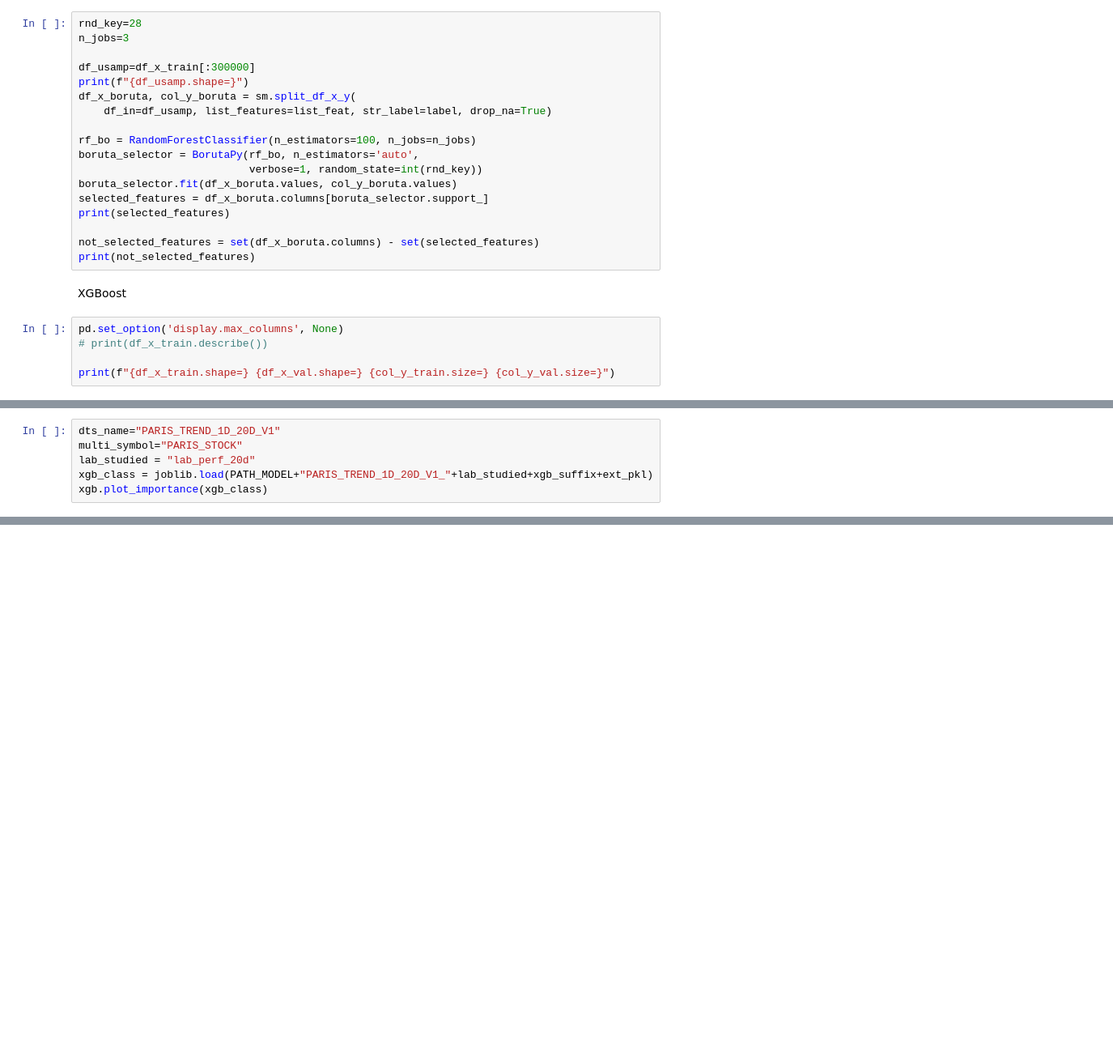
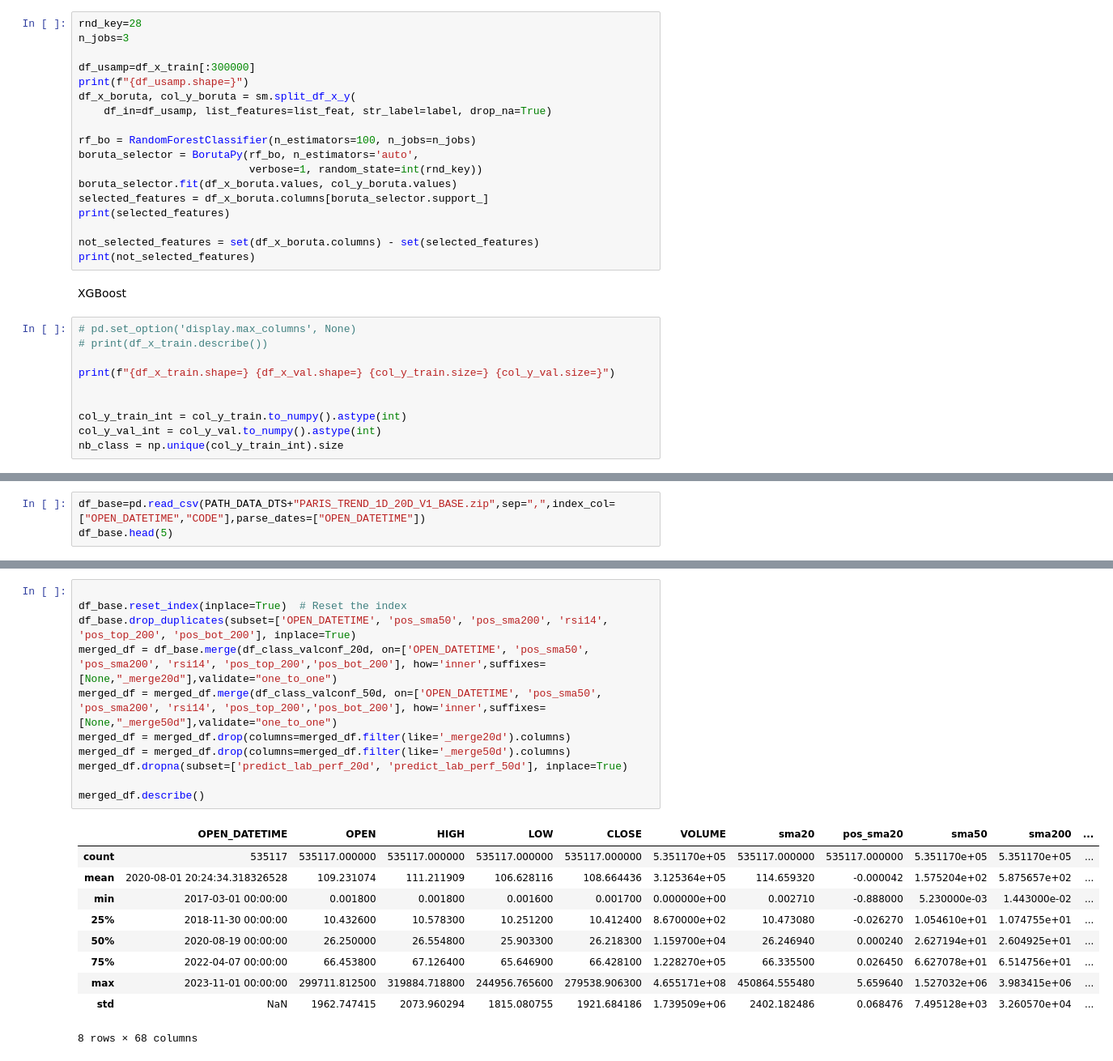
Before and after one commit to BenoitDurandIndep/stockmarket-ml-toolkit, a Jupyter notebook: models/STOCK_PARIS/script_paris_1d_class.ipynb, the cells around one changed output, grey strips where cells are left out. Shown: that part at 81% size. Saved outputs shown, nothing was run; the diff lists cells and outputs as text; blank space fills up the shorter version.

Commit message:
add old notebooks for CW8 and Paris stocks

```diff
--- a/models/STOCK_PARIS/script_paris_1d_class.ipynb
+++ b/models/STOCK_PARIS/script_paris_1d_class.ipynb
@@ -289,8 +252,13 @@ print(not_selected_features)
 # %% [markdown]
 XGBoost
 # %%
-pd.set_option('display.max_columns', None)
+# pd.set_option('display.max_columns', None)
 # print(df_x_train.describe())
 
 print(f"{df_x_train.shape=} {df_x_val.shape=} {col_y_train.size=} {col_y_val.size=}")
+
+
+col_y_train_int = col_y_train.to_numpy().astype(int)
+col_y_val_int = col_y_val.to_numpy().astype(int)
+nb_class = np.unique(col_y_train_int).size
 # %% [output]
@@ -441,6 +455,0 @@ joblib.dump(xgb_class, PATH_MODEL+"PARIS_TREND_1D_20D_V1_"+lab_studied+xgb_suffi
-# %%
-dts_name="PARIS_TREND_1D_20D_V1"
-multi_symbol="PARIS_STOCK"
-lab_studied = "lab_perf_20d"
-xgb_class = joblib.load(PATH_MODEL+"PARIS_TREND_1D_20D_V1_"+lab_studied+xgb_suffix+ext_pkl)
-xgb.plot_importance(xgb_class)
@@ -449,0 +529,3 @@ xgb.plot_importance(xgb_class)
+# %%
+df_base=pd.read_csv(PATH_DATA_DTS+"PARIS_TREND_1D_20D_V1_BASE.zip",sep=",",index_col=["OPEN_DATETIME","CODE"],parse_dates=["OPEN_DATETIME"])
+df_base.head(5)
@@ -449,0 +541,22 @@ xgb.plot_importance(xgb_class)
+# %%
+
+df_base.reset_index(inplace=True)  # Reset the index
+df_base.drop_duplicates(subset=['OPEN_DATETIME', 'pos_sma50', 'pos_sma200', 'rsi14', 'pos_top_200', 'pos_bot_200'], inplace=True)
+merged_df = df_base.merge(df_class_valconf_20d, on=['OPEN_DATETIME', 'pos_sma50', 'pos_sma200', 'rsi14', 'pos_top_200','pos_bot_200'], how='inner',suffixes=[None,"_merge20d"],validate="one_to_one")
+merged_df = merged_df.merge(df_class_valconf_50d, on=['OPEN_DATETIME', 'pos_sma50', 'pos_sma200', 'rsi14', 'pos_top_200','pos_bot_200'], how='inner',suffixes=[None,"_merge50d"],validate="one_to_one")
+merged_df = merged_df.drop(columns=merged_df.filter(like='_merge20d').columns)
+merged_df = merged_df.drop(columns=merged_df.filter(like='_merge50d').columns)
+merged_df.dropna(subset=['predict_lab_perf_20d', 'predict_lab_perf_50d'], inplace=True)
+
+merged_df.describe()
+# %% [output]
+|  | OPEN_DATETIME | OPEN | HIGH | LOW | CLOSE | VOLUME | sma20 | pos_sma20 | sma50 | sma200 | ... |
+| count | 535117 | 535117.000000 | 535117.000000 | 535117.000000 | 535117.000000 | 5.351170e+05 | 535117.000000 | 535117.000000 | 5.351170e+05 | 5.351170e+05 | ... |
+| mean | 2020-08-01 20:24:34.318326528 | 109.231074 | 111.211909 | 106.628116 | 108.664436 | 3.125364e+05 | 114.659320 | -0.000042 | 1.575204e+02 | 5.875657e+02 | ... |
+| min | 2017-03-01 00:00:00 | 0.001800 | 0.001800 | 0.001600 | 0.001700 | 0.000000e+00 | 0.002710 | -0.888000 | 5.230000e-03 | 1.443000e-02 | ... |
+| 25% | 2018-11-30 00:00:00 | 10.432600 | 10.578300 | 10.251200 | 10.412400 | 8.670000e+02 | 10.473080 | -0.026270 | 1.054610e+01 | 1.074755e+01 | ... |
+| 50% | 2020-08-19 00:00:00 | 26.250000 | 26.554800 | 25.903300 | 26.218300 | 1.159700e+04 | 26.246940 | 0.000240 | 2.627194e+01 | 2.604925e+01 | ... |
+| 75% | 2022-04-07 00:00:00 | 66.453800 | 67.126400 | 65.646900 | 66.428100 | 1.228270e+05 | 66.335500 | 0.026450 | 6.627078e+01 | 6.514756e+01 | ... |
+| max | 2023-11-01 00:00:00 | 299711.812500 | 319884.718800 | 244956.765600 | 279538.906300 | 4.655171e+08 | 450864.555480 | 5.659640 | 1.527032e+06 | 3.983415e+06 | ... |
+| std | NaN | 1962.747415 | 2073.960294 | 1815.080755 | 1921.684186 | 1.739509e+06 | 2402.182486 | 0.068476 | 7.495128e+03 | 3.260570e+04 | ... |
+8 rows × 68 columns
```
Also changed, not shown: parts of 21 cells of this notebook, 1 other file.
